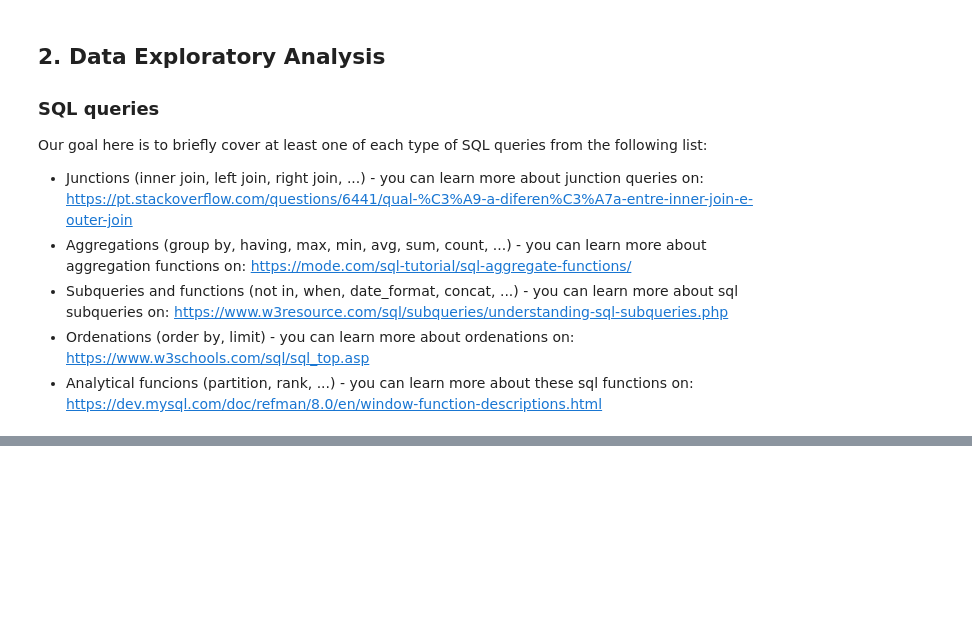
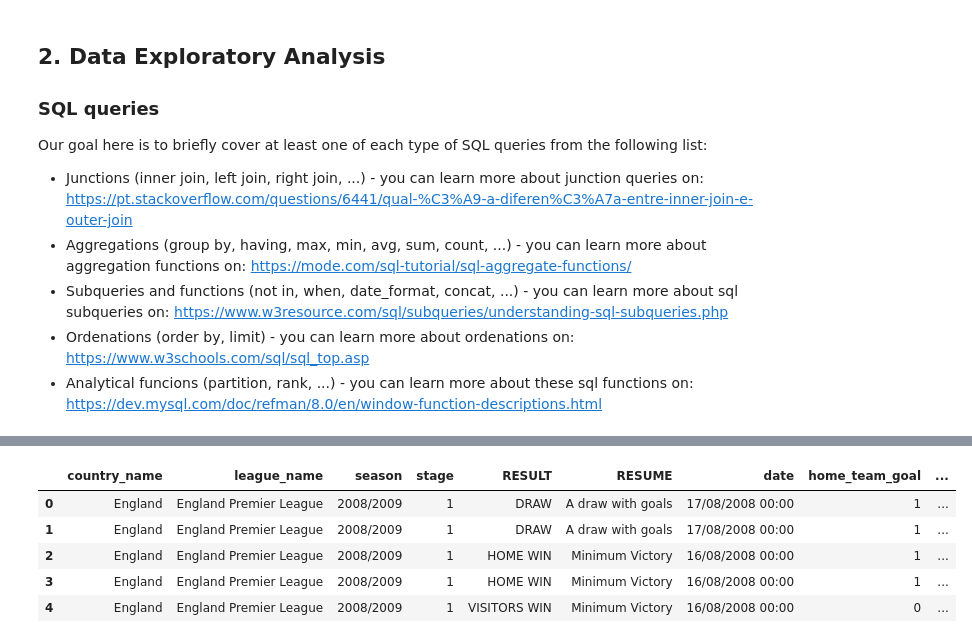
Before and after one commit to carlostomeh/DB_SQL_Jogos_Europeus, a Jupyter notebook: Data Exploratory Analysis using SQL.ipynb, the cells around one changed output, grey strips where cells are left out. Saved outputs shown, nothing was run; the diff lists cells and outputs as text; code cells hidden in the pictures; blank space fills up the shorter version.

```diff
--- a/Data Exploratory Analysis using SQL.ipynb
+++ b/Data Exploratory Analysis using SQL.ipynb
@@ -244,0 +440,55 @@ frame.head()
+# %%
+match_complete = pd.read_sql("""
+    SELECT
+        A.country_name,
+        A.league_name,
+        A.season,
+        A.stage,
+        A.RESULT,
+        A.RESUME,
+        A.date,
+        A.home_team_goal,
+        A.away_team_goal,
+        A.home_team_goal + A.away_team_goal AS total_match_goals,
+        B.team_long_name AS Home_Team_Name,
+        C.team_long_name AS Visitors_Team_Name,
+        /*A.RESULT || ': ' || A.RESUME || ': ' || B.team_long_name || ' ' || A.home_team_goal || ' x ' || A.away_team_goal || ' ' || C.team_long_name AS RESUME_MATCH*/
+        CONCAT(A.RESULT,': ',A.RESUME,': ',B.team_long_name,' ',A.home_team_goal,' x ',A.away_team_goal,' ',C.team_long_name) AS RESUME_MATCH
+    FROM
+    (
+        SELECT
+            X.*,
+            CASE
+                WHEN X.home_team_goal = X.away_team_goal THEN 'DRAW'
+                WHEN X.home_team_goal > X.away_team_goal THEN 'HOME WIN'
+                WHEN X.home_team_goal < X.away_team_goal THEN 'VISITORS WIN'
+            END AS RESULT,
+            CASE
+                WHEN abs(home_team_goal - away_team_goal) >= 3 THEN 'This game was a hammer!'
+                WHEN abs(home_team_goal - away_team_goal) = 2 THEN 'A convincent win'
+                WHEN abs(home_team_goal - away_team_goal) = 1 THEN 'Minimum Victory'
+                WHEN (home_team_goal = away_team_goal) and home_team_goal > 0 THEN 'A draw with goals'
+                ELSE 'A draw without goals'
+            END AS RESUME,
+            Y.name as league_name,
+            Z.name as country_name
+        FROM `Match` X
+        JOIN League Y
+            ON X.country_id = Y.country_id
+        JOIN Country Z
+            ON X.country_id = Z.id
+    ) A
+    LEFT JOIN Team B
+        ON A.home_team_api_id = B.team_api_id
+    LEFT JOIN Team C
+        ON A.away_team_api_id = C.team_api_id
+    WHERE A.country_name NOT IN ('Switzerland', 'Scotland', 'Poland', 'Belgium');""", conn)
+
+match_complete.head()
+# %% [output]
+|  | country_name | league_name | season | stage | RESULT | RESUME | date | home_team_goal | ... |
+| 0 | England | England Premier League | 2008/2009 | 1 | DRAW | A draw with goals | 17/08/2008 00:00 | 1 | ... |
+| 1 | England | England Premier League | 2008/2009 | 1 | DRAW | A draw with goals | 17/08/2008 00:00 | 1 | ... |
+| 2 | England | England Premier League | 2008/2009 | 1 | HOME WIN | Minimum Victory | 16/08/2008 00:00 | 1 | ... |
+| 3 | England | England Premier League | 2008/2009 | 1 | HOME WIN | Minimum Victory | 16/08/2008 00:00 | 1 | ... |
+| 4 | England | England Premier League | 2008/2009 | 1 | VISITORS WIN | Minimum Victory | 16/08/2008 00:00 | 0 | ... |
```
Also changed, not shown: parts of 21 cells of this notebook.
